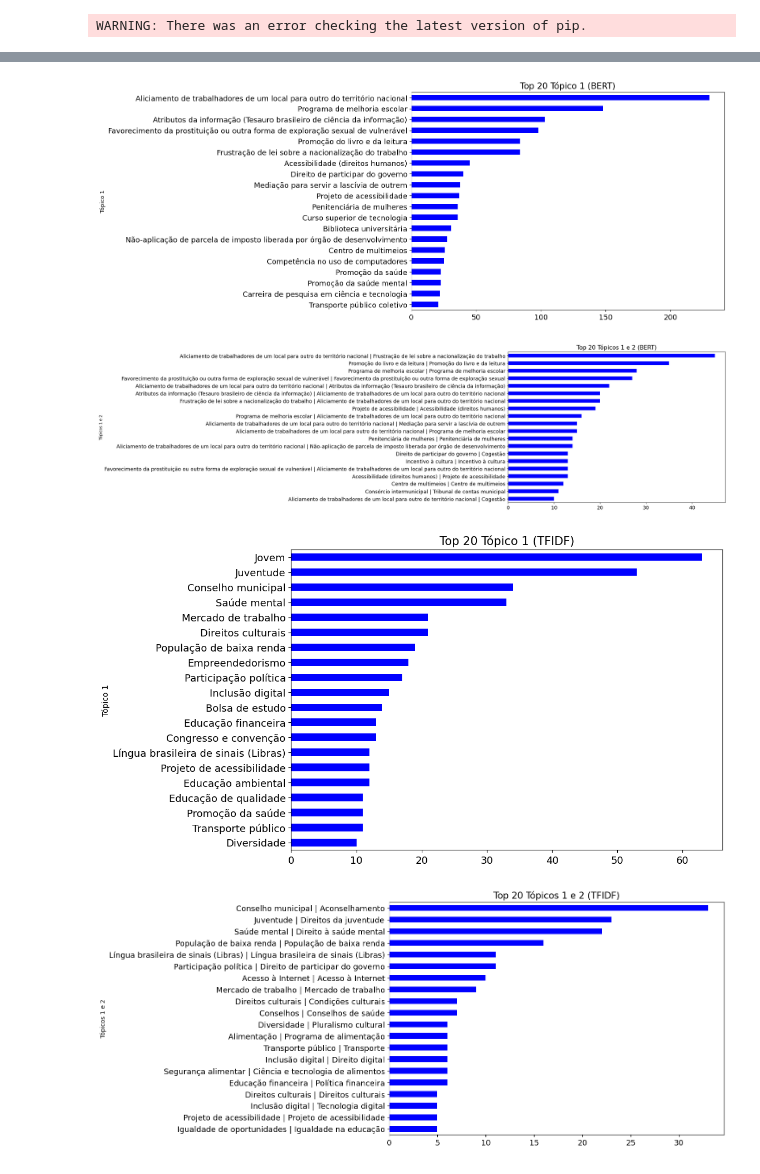
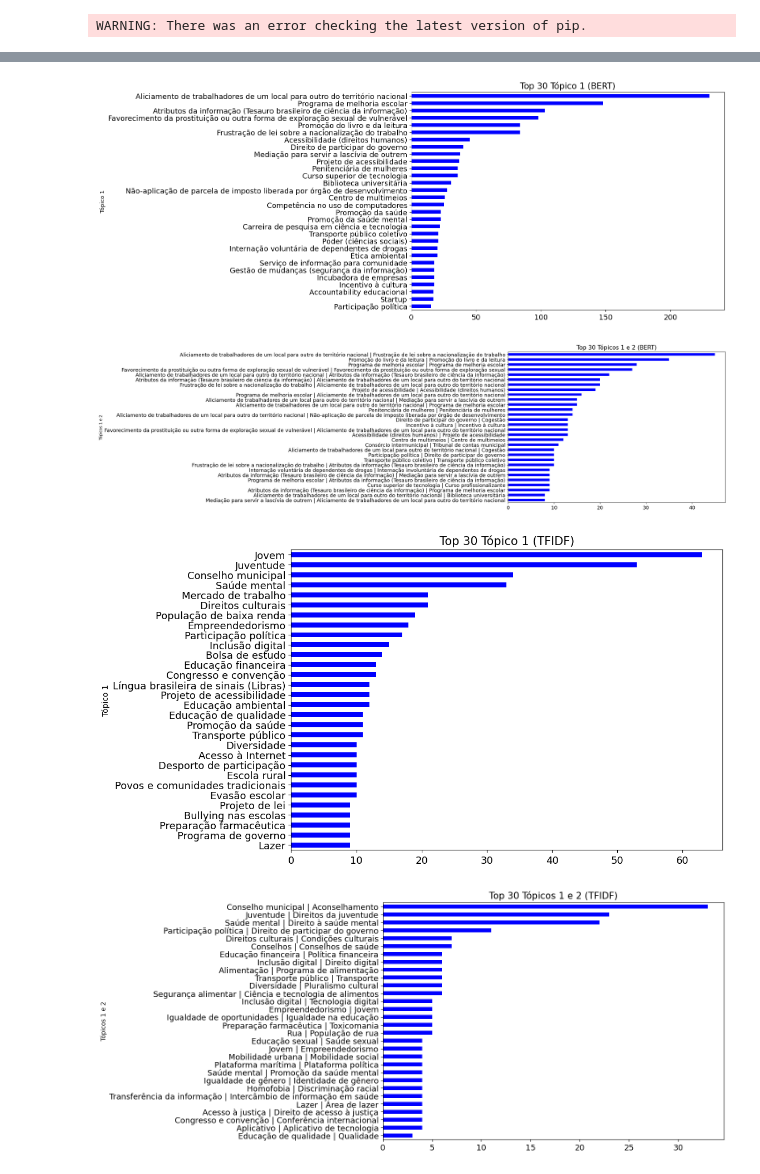
Before and after one commit to lappis-unb/ecossistemasl, a Jupyter notebook: notebooks/ReportTopics.ipynb, the cells around one changed output, grey strips where cells are left out. Cells and saved outputs as stored; diff of their text form; code cells hidden in the pictures.

```diff
--- a/notebooks/ReportTopics.ipynb
+++ b/notebooks/ReportTopics.ipynb
@@ -89,33 +89,33 @@ df_tfidf['Tópico 2'] = df_tfidf['Tópico 2'].apply(process_topic)
 df_tfidf['Tópicos 1 e 2'] = df_tfidf['Tópico 1'] + ' | ' + df_tfidf['Tópico 2']
 # %%
 # Plotting the data with a title
-ax = df_bert['Tópico 1'].value_counts(ascending=True).tail(20).plot(
+ax = df_bert['Tópico 1'].value_counts(ascending=True).tail(30).plot(
     kind='barh', figsize=(10, 7), color='blue', fontsize=13)
-ax.set_title('Top 20 Tópico 1 (BERT)', fontsize=15) # Adding a title to the plot
+ax.set_title('Top 30 Tópico 1 (BERT)', fontsize=15) # Adding a title to the plot
 plt.show()
 # %% [output]
-[figure, old version]
+[figure, new version]
 # %%
 # Plotting the data with a title
-ax = df_bert['Tópicos 1 e 2'].value_counts(ascending=True).tail(20).plot(
+ax = df_bert['Tópicos 1 e 2'].value_counts(ascending=True).tail(30).plot(
     kind='barh', figsize=(10, 7), color='blue', fontsize=13)
-ax.set_title('Top 20 Tópicos 1 e 2 (BERT)', fontsize=15) # Adding a title to the plot
+ax.set_title('Top 30 Tópicos 1 e 2 (BERT)', fontsize=15) # Adding a title to the plot
 plt.show()
 # %% [output]
-[figure, old version]
+[figure, new version]
 # %%
 # Plotting the data with a title
-ax = df_tfidf['Tópico 1'].value_counts(ascending=True).tail(20).plot(
+ax = df_tfidf['Tópico 1'].value_counts(ascending=True).tail(30).plot(
     kind='barh', figsize=(10, 7), color='blue', fontsize=13)
-ax.set_title('Top 20 Tópico 1 (TFIDF)', fontsize=15) # Adding a title to the plot
+ax.set_title('Top 30 Tópico 1 (TFIDF)', fontsize=15) # Adding a title to the plot
 plt.show()
 # %% [output]
-[figure, old version]
+[figure, new version]
 # %%
 # Plotting the data with a title
-ax = df_tfidf['Tópicos 1 e 2'].value_counts(ascending=True).tail(20).plot(
+ax = df_tfidf[df_tfidf['Tópico 1']!= df_tfidf['Tópico 2']]['Tópicos 1 e 2'].value_counts(ascending=True).tail(30).plot(
     kind='barh', figsize=(10, 7), color='blue', fontsize=13)
-ax.set_title('Top 20 Tópicos 1 e 2 (TFIDF)', fontsize=15) # Adding a title to the plot
+ax.set_title('Top 30 Tópicos 1 e 2 (TFIDF)', fontsize=15) # Adding a title to the plot
 plt.show()
 # %% [output]
-[figure, old version]
+[figure, new version]
```
